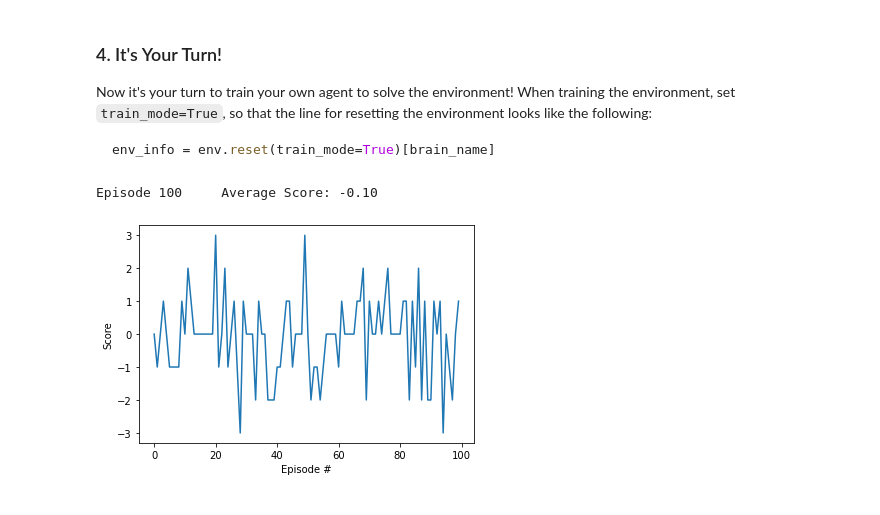
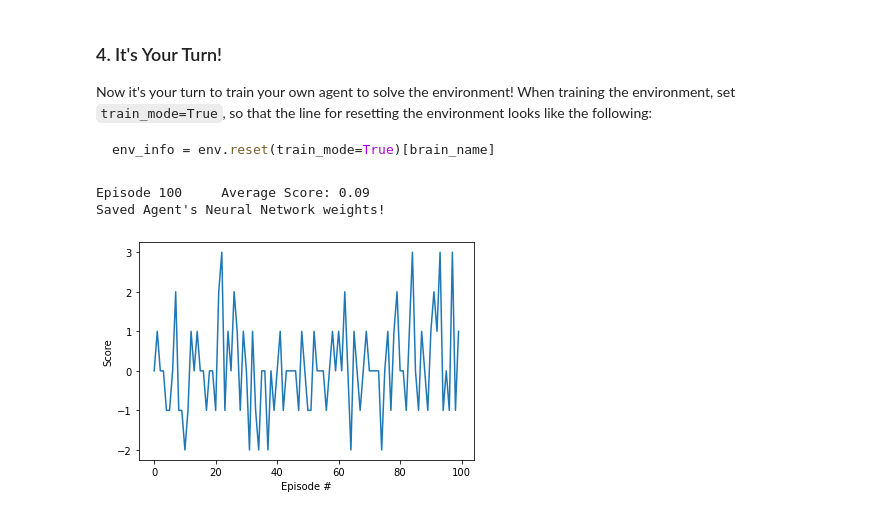
Before and after one commit to derektan95/Deep-Reinforcement-Learning-Algorithms, a Jupyter notebook: p1_navigation/Navigation.ipynb, the cells around one changed output. Drawn from its saved outputs; the diff is of its cells as text; code cells hidden in the pictures.

```diff
--- a/p1_navigation/Navigation.ipynb
+++ b/p1_navigation/Navigation.ipynb
@@ -141,7 +141,7 @@ env_info = env.reset(train_mode=True)[brain_name]
 from collections import deque
 from dqn_agent import Agent
 
-def dqn(n_episodes=100, max_t=1000, eps_start=1.0, eps_end=0.01, eps_decay=0.995):
+def dqn(n_episodes=100, max_t=10000, eps_start=1.0, eps_end=0.01, eps_decay=0.995):
     """Deep Q-Learning.
 
     Params
@@ -180,33 +180,34 @@ def dqn(n_episodes=100, max_t=1000, eps_start=1.0, eps_end=0.01, eps_decay=0.995
         scores.append(score)              # save most recent score
         eps = max(eps_end, eps_decay*eps) # decrease epsilon
 
         # Print crucial results for progress tracking
         print('\rEpisode {}\tAverage Score: {:.2f}'.format(i_episode, np.mean(scores_window)), end="")
         if i_episode % 100 == 0:
             print('\rEpisode {}\tAverage Score: {:.2f}'.format(i_episode, np.mean(scores_window)))
 
         # if np.mean(scores_window)>=13.0:
         #    print('\nEnvironment solved in {:d} episodes!\tAverage Score: {:.2f}'.format(i_episode-100, np.mean(scores_window)))
         #    torch.save(agent.qnetwork_local.state_dict(), 'checkpoint.pth')
         #    break
 
     # Save Agent's network weights before exiting
     torch.save(agent.qnetwork_local.state_dict(), 'checkpoint.pth')
     print("Saved Agent's Neural Network weights!")
     return scores
 
 
 ############################## MAIN ##############################
-agent = Agent(state_size, action_size, seed=0)
+agent = Agent(state_size, action_size, seed=1)
 scores = dqn()
 
 # plot the scores
 fig = plt.figure()
 ax = fig.add_subplot(111)
 plt.plot(np.arange(len(scores)), scores)
 plt.ylabel('Score')
 plt.xlabel('Episode #')
 plt.show()
 # %% [output]
-Episode 100     Average Score: -0.10
+Episode 100     Average Score: 0.09
+Saved Agent's Neural Network weights!
-[figure, old version]
+[figure, new version]
```
Also changed, not shown: 55 other files.
